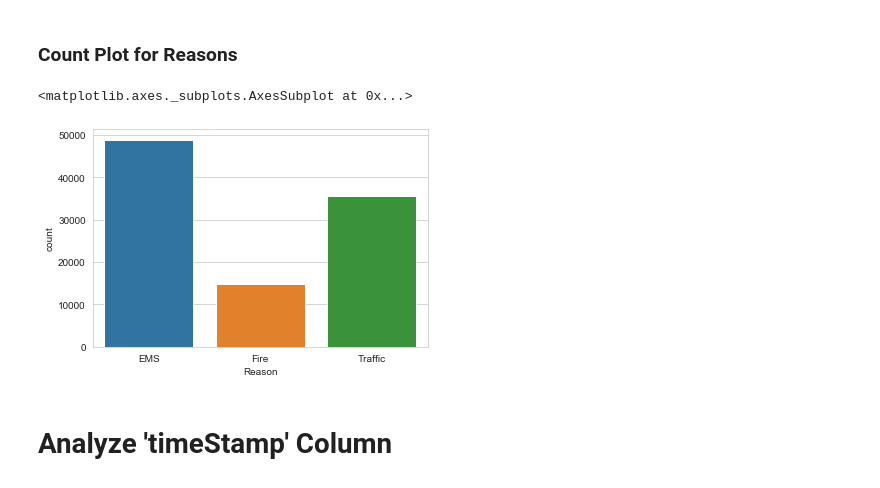
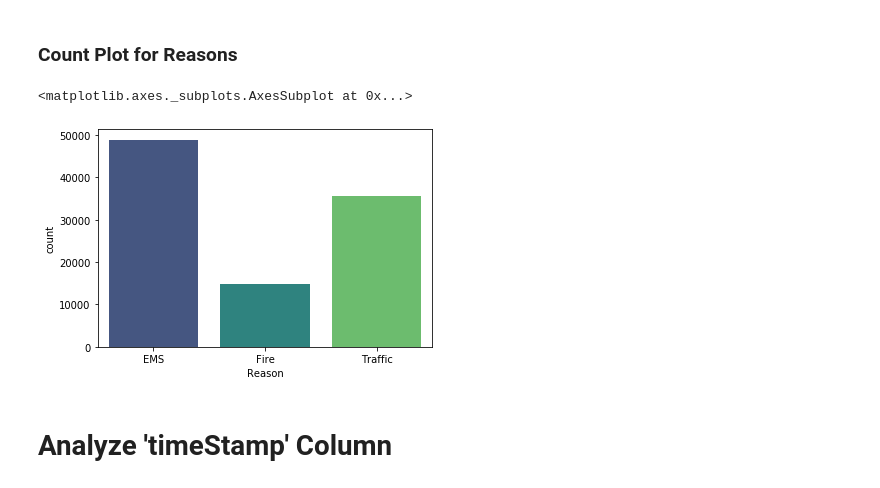
Before and after one commit to Madhur6234/911-Calls---Data-Capstone-Project, a Jupyter notebook: 911 Calls - Data Capstone Project.ipynb, the cells around one changed output. Cells and saved outputs as stored; diff of their text form; code cells hidden in the pictures.

```diff
--- a/911 Calls - Data Capstone Project.ipynb
+++ b/911 Calls - Data Capstone Project.ipynb
@@ -78,10 +78,10 @@ Name: Reason, dtype: int64
 # %% [markdown]
 ### Count Plot for Reasons
 # %%
-sns.countplot(x='Reason', data=df, cmap)
+sns.countplot(x='Reason', data=df, palette='viridis')
 # %% [output]
 <matplotlib.axes._subplots.AxesSubplot at 0x...>
-[figure, old version]
+[figure, new version]
 # %% [markdown]
 # Analyze 'timeStamp' Column
 # %%
```
Also changed, not shown: parts of 24 cells of this notebook.
